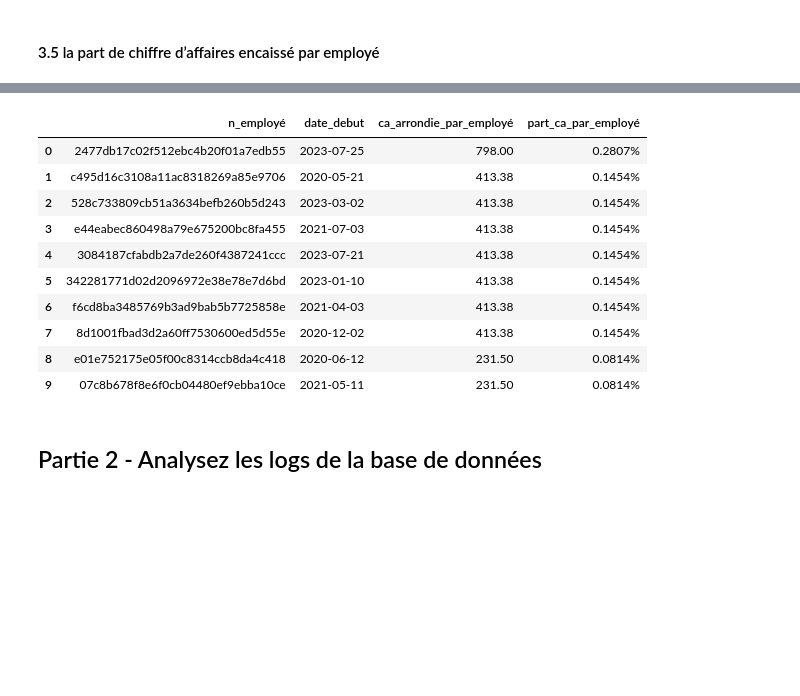
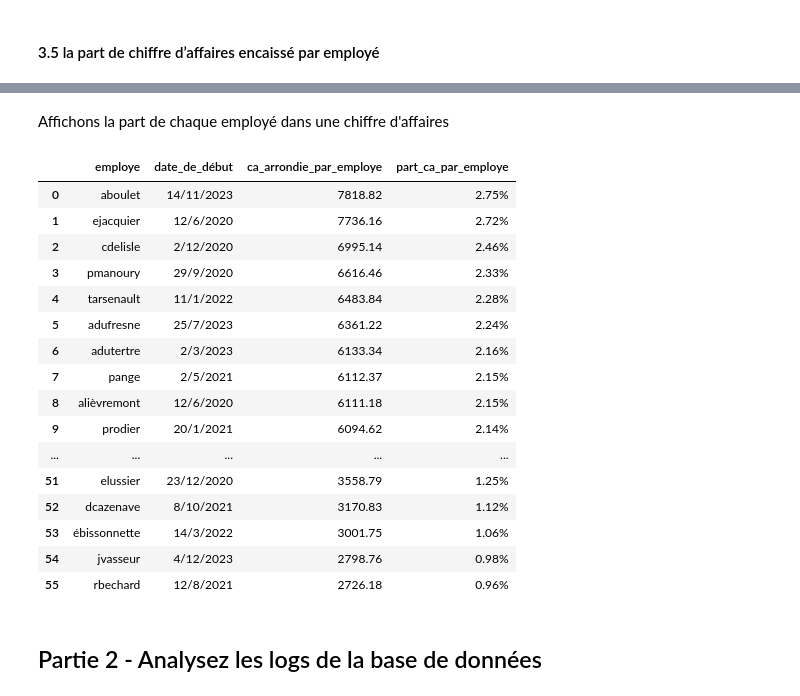
Before and after one commit to Sebules/Project_4_OpenClassrooms_Data_Engineer, a Jupyter notebook: Projet4-Sebastien.ipynb, the cells around one changed output, grey strips where cells are left out. Cells and saved outputs as stored; diff of their text form; code cells hidden in the pictures; blank space fills up the shorter version.

```diff
--- a/Projet4-Sebastien.ipynb
+++ b/Projet4-Sebastien.ipynb
@@ -497,0 +517,8 @@ resultat
+# %%
+# affichage de la vue.
+sql_text="""
+SELECT * FROM ca_per_employe
+"""
+with engine.connect() as conn:
+    resultat=pd.read_sql(text(sql_text), conn)
+resultat
@@ -497,0 +558,8 @@ resultat
+# %%
+# affichage de la vue.
+sql_text="""
+SELECT * FROM ca_arrondi
+"""
+with engine.connect() as conn:
+    resultat=pd.read_sql(text(sql_text), conn)
+resultat
@@ -498,42 +584,40 @@ resultat
+# %% [markdown]
+Affichons la part de chaque employé dans une chiffre d'affaires
 # %%
 sql_text="""
-WITH ca_employe AS (SELECT
-v.id_employe AS n_employé,
-SUM(ROUND(p.prix::numeric, 2)) AS ca_arrondie_par_employé,
-CONCAT(ROUND(SUM(ROUND(p.prix::numeric, 2))*100.0/SUM(SUM(ROUND(p.prix::numeric, 2))) OVER(),4),'%') AS part_ca_par_employé
---SUM(SUM(p.prix)) OVER () fonctionne car le SUM interne produit la valeur agrégée par groupe, et le SUM() OVER() somme ces valeurs
-FROM vente v
-JOIN produit p
-	ON v.ean = p.ean
-GROUP BY v.id_employe, p.prix
-ORDER BY ca_arrondie_par_employé DESC
-)
 SELECT
-ce.n_employé,
-e.date_debut,
-ce.ca_arrondie_par_employé,
-ce.part_ca_par_employé
-FROM ca_employe ce
-JOIN employe e
-    ON ce.n_employé = e.id_employe
-LIMIT 10
+e.employe,
+CONCAT(c.jour,'/',c.mois,'/',c.annee) AS date_de_début,
+cap.ca_arrondie_par_employe,
+CONCAT(ROUND(cap.ca_arrondie_par_employe*100.0/ca_arrondi,2),'%') AS part_ca_par_employe
+FROM ca_per_employe cap
+JOIN ca_arrondi ca ON cap.id_employe = ca.id_employe
+JOIN employe e ON e.id_employe = ca.id_employe
+JOIN calendrier c ON e.date_debut = c.date
+ORDER BY part_ca_par_employe DESC
 ;
 """
 with engine.connect() as conn:
     resultat=pd.read_sql(text(sql_text), conn)
 resultat
 # %% [output]
-|  | n_employé | date_debut | ca_arrondie_par_employé | part_ca_par_employé |
-| 0 | 2477db17c02f512ebc4b20f01a7edb55 | 2023-07-25 | 798.00 | 0.2807% |
-| 1 | c495d16c3108a11ac8318269a85e9706 | 2020-05-21 | 413.38 | 0.1454% |
-| 2 | 528c733809cb51a3634befb260b5d243 | 2023-03-02 | 413.38 | 0.1454% |
-| 3 | e44eabec860498a79e675200bc8fa455 | 2021-07-03 | 413.38 | 0.1454% |
-| 4 | 3084187cfabdb2a7de260f4387241ccc | 2023-07-21 | 413.38 | 0.1454% |
-| 5 | 342281771d02d2096972e38e78e7d6bd | 2023-01-10 | 413.38 | 0.1454% |
-| 6 | f6cd8ba3485769b3ad9bab5b7725858e | 2021-04-03 | 413.38 | 0.1454% |
-| 7 | 8d1001fbad3d2a60ff7530600ed5d55e | 2020-12-02 | 413.38 | 0.1454% |
-| 8 | e01e752175e05f00c8314ccb8da4c418 | 2020-06-12 | 231.50 | 0.0814% |
-| 9 | 07c8b678f8e6f0cb04480ef9ebba10ce | 2021-05-11 | 231.50 | 0.0814% |
+|  | employe | date_de_début | ca_arrondie_par_employe | part_ca_par_employe |
+| 0 | aboulet | 14/11/2023 | 7818.82 | 2.75% |
+| 1 | ejacquier | 12/6/2020 | 7736.16 | 2.72% |
+| 2 | cdelisle | 2/12/2020 | 6995.14 | 2.46% |
+| 3 | pmanoury | 29/9/2020 | 6616.46 | 2.33% |
+| 4 | tarsenault | 11/1/2022 | 6483.84 | 2.28% |
+| 5 | adufresne | 25/7/2023 | 6361.22 | 2.24% |
+| 6 | adutertre | 2/3/2023 | 6133.34 | 2.16% |
+| 7 | pange | 2/5/2021 | 6112.37 | 2.15% |
+| 8 | alièvremont | 12/6/2020 | 6111.18 | 2.15% |
+| 9 | prodier | 20/1/2021 | 6094.62 | 2.14% |
+| ... | ... | ... | ... | ... |
+| 51 | elussier | 23/12/2020 | 3558.79 | 1.25% |
+| 52 | dcazenave | 8/10/2021 | 3170.83 | 1.12% |
+| 53 | ébissonnette | 14/3/2022 | 3001.75 | 1.06% |
+| 54 | jvasseur | 4/12/2023 | 2798.76 | 0.98% |
+| 55 | rbechard | 12/8/2021 | 2726.18 | 0.96% |
 # %% [markdown]
 ## Partie 2 - Analysez les logs de la base de données
 # %% [markdown]
```
Also changed, not shown: parts of 24 cells of this notebook, 1 other file.
